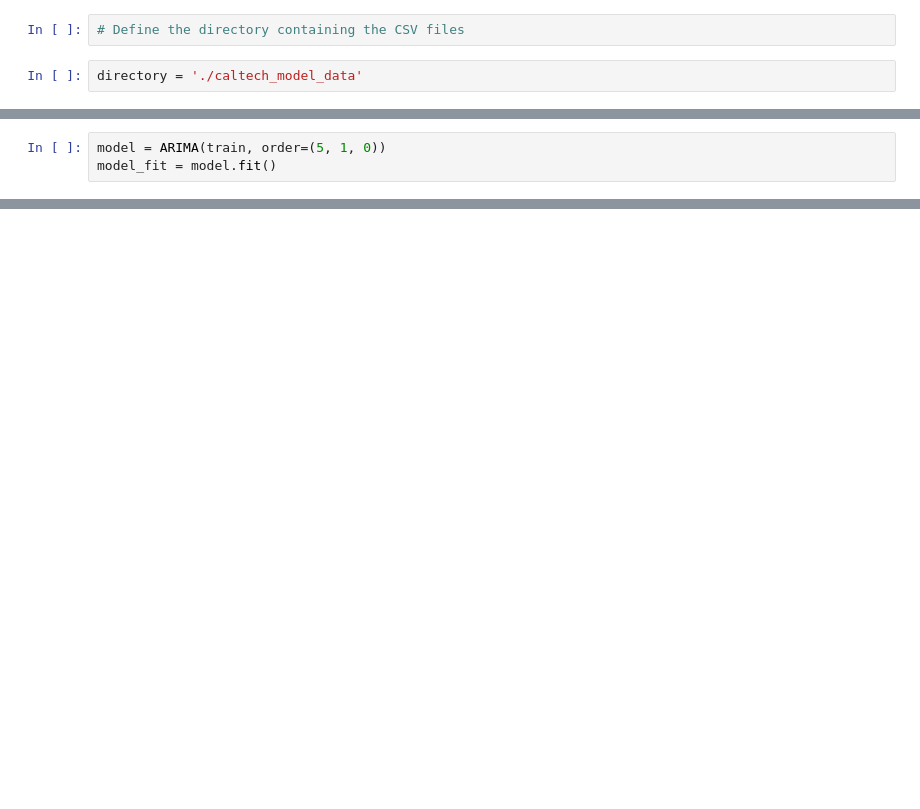
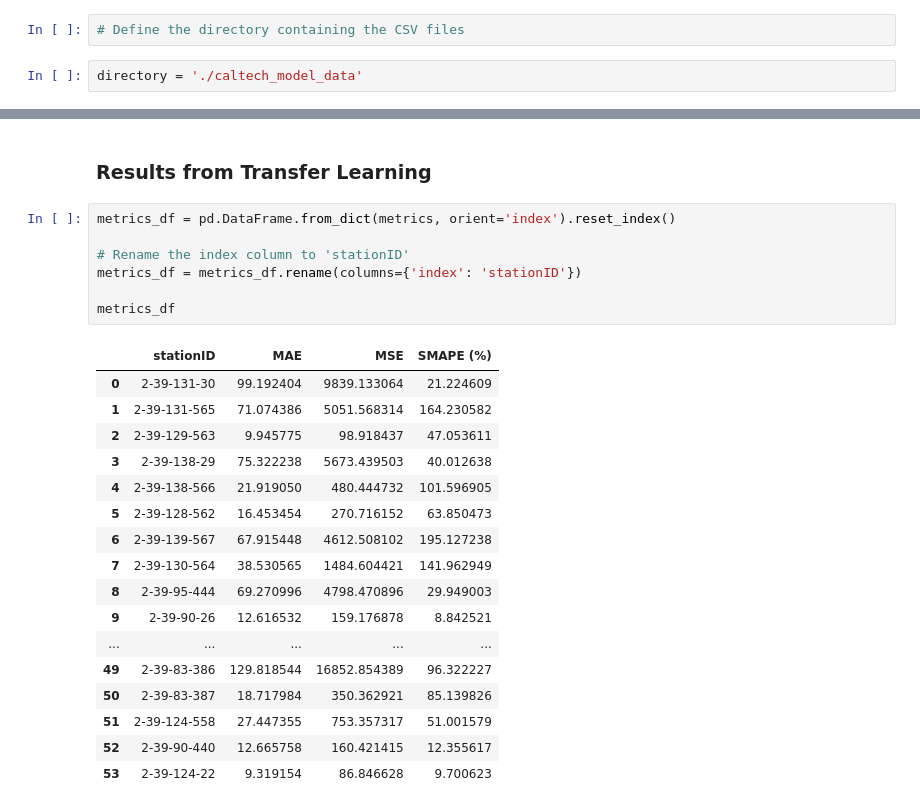
Before and after one commit to Toheeb-Ojuolape/ntugridlab-evstations-data, a Jupyter notebook: ARIMA.ipynb, the cells around one changed output, grey strips where cells are left out. Drawn from its saved outputs; the diff is of its cells as text; blank space fills up the shorter version.

```diff
--- a/ARIMA.ipynb
+++ b/ARIMA.ipynb
@@ -204,3 +206,0 @@ train, validation = kwh_series[:train_size], kwh_series[train_size:]
-# %%
-model = ARIMA(train, order=(5, 1, 0))
-model_fit = model.fit()
@@ -255,0 +314,27 @@ Warnings:
+# %% [markdown]
+### Results from Transfer Learning
+# %%
+metrics_df = pd.DataFrame.from_dict(metrics, orient='index').reset_index()
+
+# Rename the index column to 'stationID'
+metrics_df = metrics_df.rename(columns={'index': 'stationID'})
+
+metrics_df
+# %% [output]
+|  | stationID | MAE | MSE | SMAPE (%) |
+| 0 | 2-39-131-30 | 99.192404 | 9839.133064 | 21.224609 |
+| 1 | 2-39-131-565 | 71.074386 | 5051.568314 | 164.230582 |
+| 2 | 2-39-129-563 | 9.945775 | 98.918437 | 47.053611 |
+| 3 | 2-39-138-29 | 75.322238 | 5673.439503 | 40.012638 |
+| 4 | 2-39-138-566 | 21.919050 | 480.444732 | 101.596905 |
+| 5 | 2-39-128-562 | 16.453454 | 270.716152 | 63.850473 |
+| 6 | 2-39-139-567 | 67.915448 | 4612.508102 | 195.127238 |
+| 7 | 2-39-130-564 | 38.530565 | 1484.604421 | 141.962949 |
+| 8 | 2-39-95-444 | 69.270996 | 4798.470896 | 29.949003 |
+| 9 | 2-39-90-26 | 12.616532 | 159.176878 | 8.842521 |
+| ... | ... | ... | ... | ... |
+| 49 | 2-39-83-386 | 129.818544 | 16852.854389 | 96.322227 |
+| 50 | 2-39-83-387 | 18.717984 | 350.362921 | 85.139826 |
+| 51 | 2-39-124-558 | 27.447355 | 753.357317 | 51.001579 |
+| 52 | 2-39-90-440 | 12.665758 | 160.421415 | 12.355617 |
+| 53 | 2-39-124-22 | 9.319154 | 86.846628 | 9.700623 |
```
Also changed, not shown: parts of 56 cells of this notebook, 3 other files.
